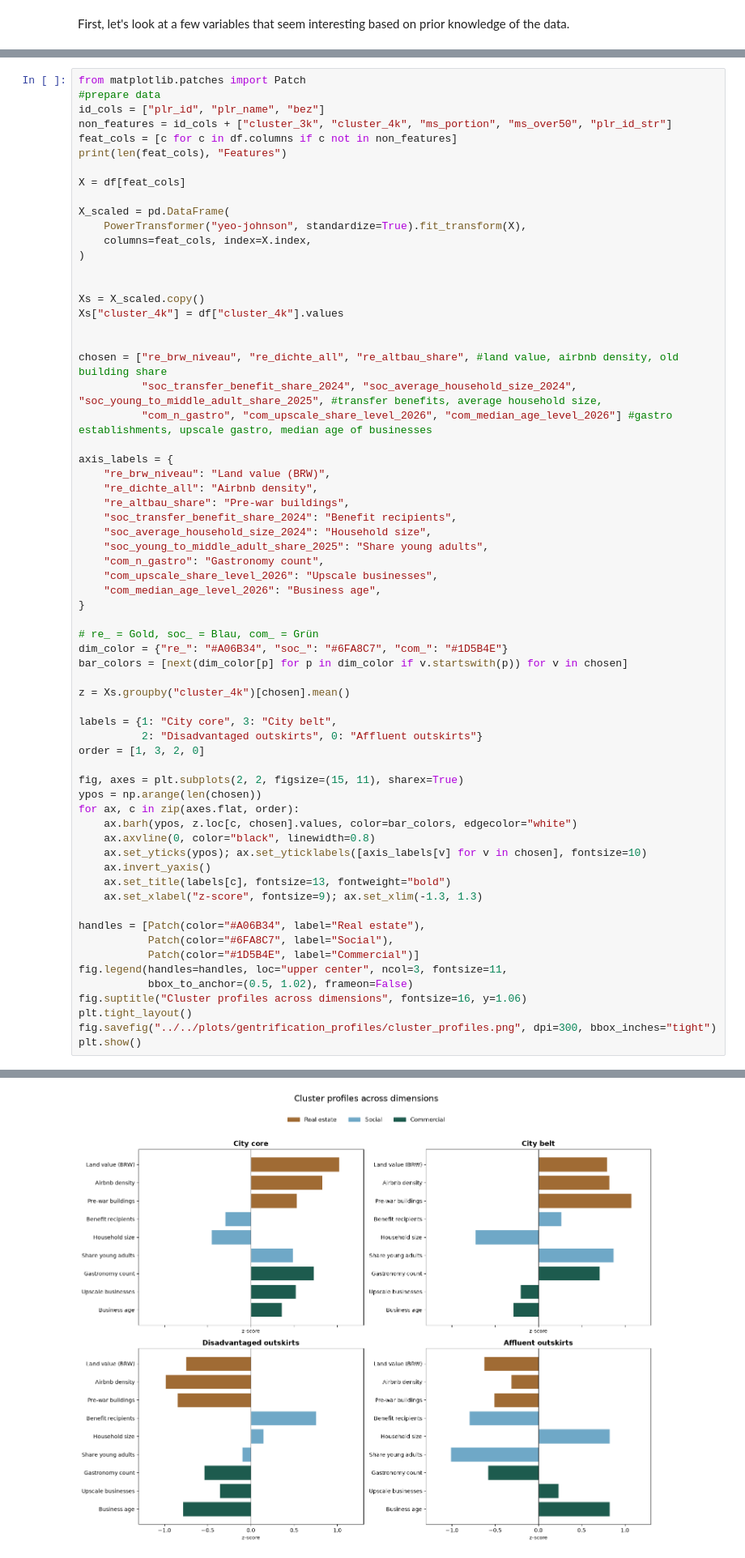
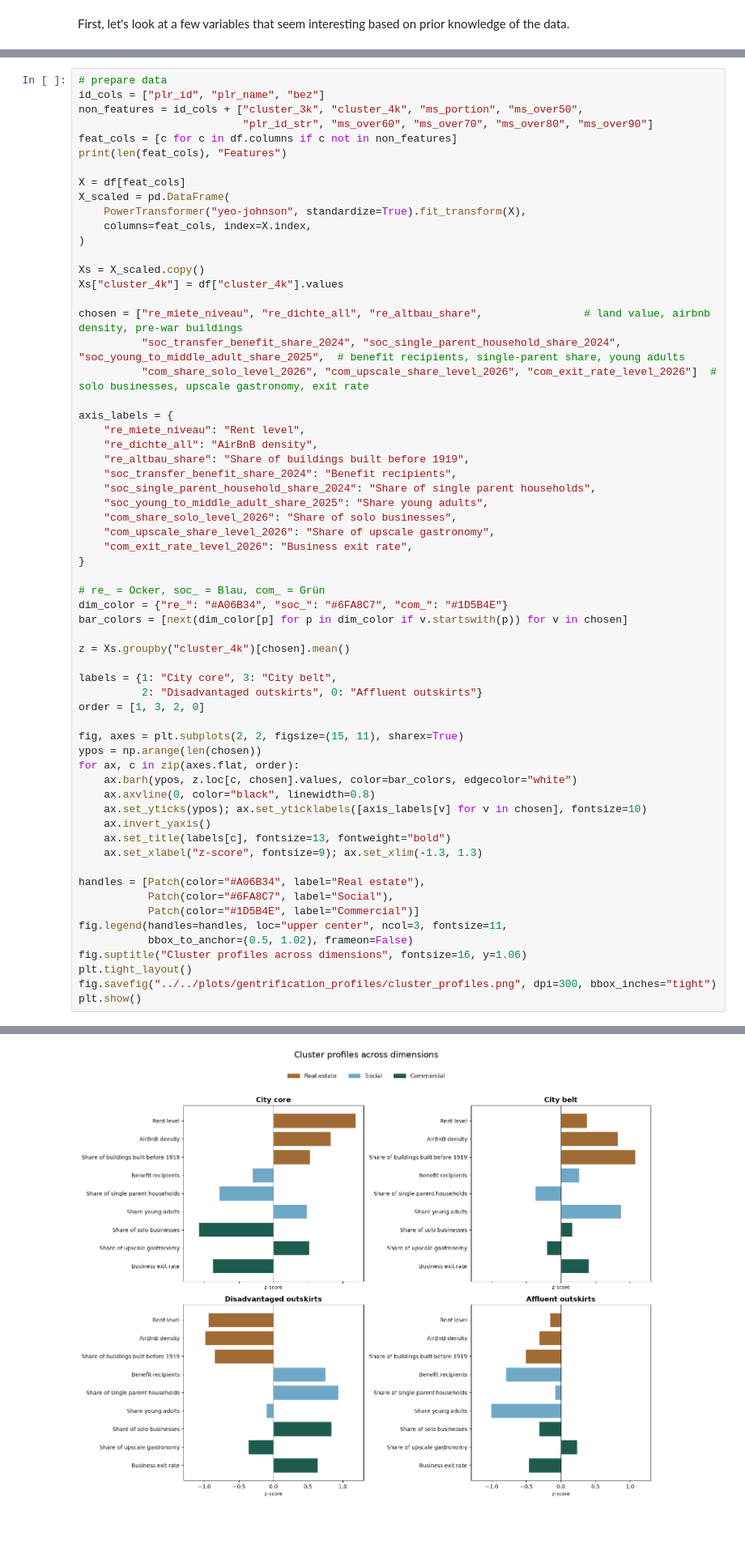
Before and after one commit to mshlg/capstone-kiezkeeper, a Jupyter notebook: notebooks/Module1_clustering/module_1_explore-clusters.ipynb, the cells around one changed output, grey strips where cells are left out. Shown at 81% size. Drawn from its saved outputs; the diff is of its cells as text; blank space fills up the shorter version.

```diff
--- a/notebooks/Module1_clustering/module_1_explore-clusters.ipynb
+++ b/notebooks/Module1_clustering/module_1_explore-clusters.ipynb
@@ -205,40 +203,37 @@ Across all four profiles, the differentiation is driven almost entirely by level
 # %%
-from matplotlib.patches import Patch
-#prepare data
+# prepare data
 id_cols = ["plr_id", "plr_name", "bez"]
-non_features = id_cols + ["cluster_3k", "cluster_4k", "ms_portion", "ms_over50", "plr_id_str"]
+non_features = id_cols + ["cluster_3k", "cluster_4k", "ms_portion", "ms_over50",
+                          "plr_id_str", "ms_over60", "ms_over70", "ms_over80", "ms_over90"]
 feat_cols = [c for c in df.columns if c not in non_features]
 print(len(feat_cols), "Features")
 
 X = df[feat_cols]
-
 X_scaled = pd.DataFrame(
     PowerTransformer("yeo-johnson", standardize=True).fit_transform(X),
     columns=feat_cols, index=X.index,
 )
 
-
 Xs = X_scaled.copy()
 Xs["cluster_4k"] = df["cluster_4k"].values
 
-
-chosen = ["re_brw_niveau", "re_dichte_all", "re_altbau_share", #land value, airbnb density, old building share
-          "soc_transfer_benefit_share_2024", "soc_average_household_size_2024", "soc_young_to_middle_adult_share_2025", #transfer benefits, average household size,
-          "com_n_gastro", "com_upscale_share_level_2026", "com_median_age_level_2026"] #gastro establishments, upscale gastro, median age of businesses
+chosen = ["re_miete_niveau", "re_dichte_all", "re_altbau_share",                # land value, airbnb density, pre-war buildings
+          "soc_transfer_benefit_share_2024", "soc_single_parent_household_share_2024", "soc_young_to_middle_adult_share_2025",  # benefit recipients, single-parent share, young adults
+          "com_share_solo_level_2026", "com_upscale_share_level_2026", "com_exit_rate_level_2026"]  # solo businesses, upscale gastronomy, exit rate
 
 axis_labels = {
-    "re_brw_niveau": "Land value (BRW)",
-    "re_dichte_all": "Airbnb density",
-    "re_altbau_share": "Pre-war buildings",
+    "re_miete_niveau": "Rent level",
+    "re_dichte_all": "AirBnB density",
+    "re_altbau_share": "Share of buildings built before 1919",
     "soc_transfer_benefit_share_2024": "Benefit recipients",
-    "soc_average_household_size_2024": "Household size",
+    "soc_single_parent_household_share_2024": "Share of single parent households",
     "soc_young_to_middle_adult_share_2025": "Share young adults",
-    "com_n_gastro": "Gastronomy count",
-    "com_upscale_share_level_2026": "Upscale businesses",
-    "com_median_age_level_2026": "Business age",
+    "com_share_solo_level_2026": "Share of solo businesses",
+    "com_upscale_share_level_2026": "Share of upscale gastronomy",
+    "com_exit_rate_level_2026": "Business exit rate",
 }
 
-# re_ = Gold, soc_ = Blau, com_ = Grün
+# re_ = Ocker, soc_ = Blau, com_ = Grün
 dim_color = {"re_": "#A06B34", "soc_": "#6FA8C7", "com_": "#1D5B4E"}
 bar_colors = [next(dim_color[p] for p in dim_color if v.startswith(p)) for v in chosen]
 
@@ -272 +267 @@ plt.show()
-[figure, old version]
+[figure, new version]
```
Also changed, not shown: parts of 20 cells of this notebook, 6 other files.
